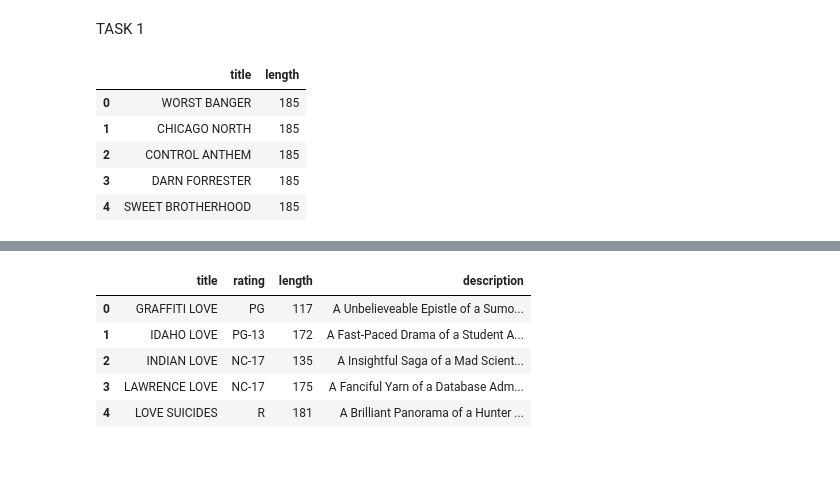
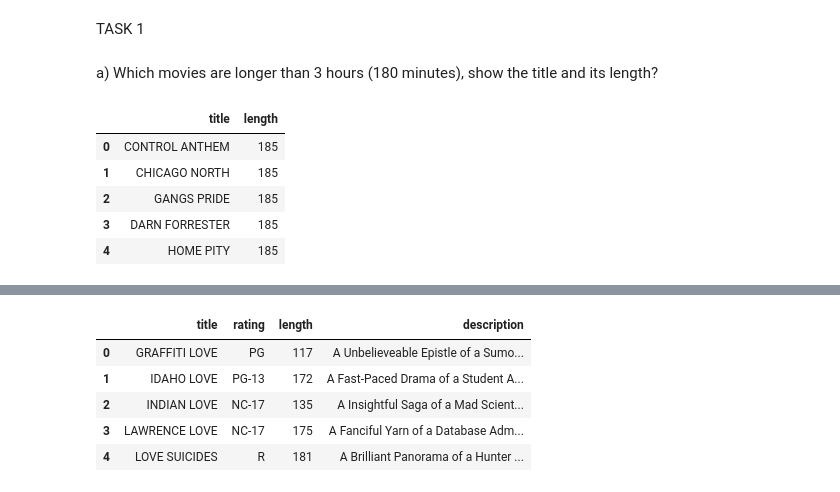
Before and after one commit to karlrydberg-stack/lab_sql_karl_rydberg_de25, a Jupyter notebook: task_1_task_2.ipynb, the cells around one changed output, grey strips where cells are left out. Saved outputs shown, nothing was run; the diff lists cells and outputs as text; code cells hidden in the pictures; blank space fills up the shorter version.

```diff
--- a/task_1_task_2.ipynb
+++ b/task_1_task_2.ipynb
@@ -13,21 +13,22 @@ with duckdb.connect("data/sakila.duckdb") as conn:
             duckdb.register(name, dfs[name])
 # %% [markdown]
 TASK 1
+# %% [markdown]
+a) Which movies are longer than 3 hours (180 minutes), show the title and its length?
 # %%
-# a)
-
-a = duckdb.sql("""--sql
+longest_movies = duckdb.sql("""--sql
                SELECT
                 title,
                 length
                FROM film
                WHERE length > 180
-               ORDER BY length DESC;""").df()
-a.head()
+               ORDER BY length DESC
+               LIMIT 5;""").df()
+longest_movies
 # %% [output]
 |  | title | length |
-| 0 | WORST BANGER | 185 |
+| 0 | CONTROL ANTHEM | 185 |
 | 1 | CHICAGO NORTH | 185 |
-| 2 | CONTROL ANTHEM | 185 |
+| 2 | GANGS PRIDE | 185 |
 | 3 | DARN FORRESTER | 185 |
-| 4 | SWEET BROTHERHOOD | 185 |
+| 4 | HOME PITY | 185 |
```
Also changed, not shown: parts of 25 cells of this notebook.
